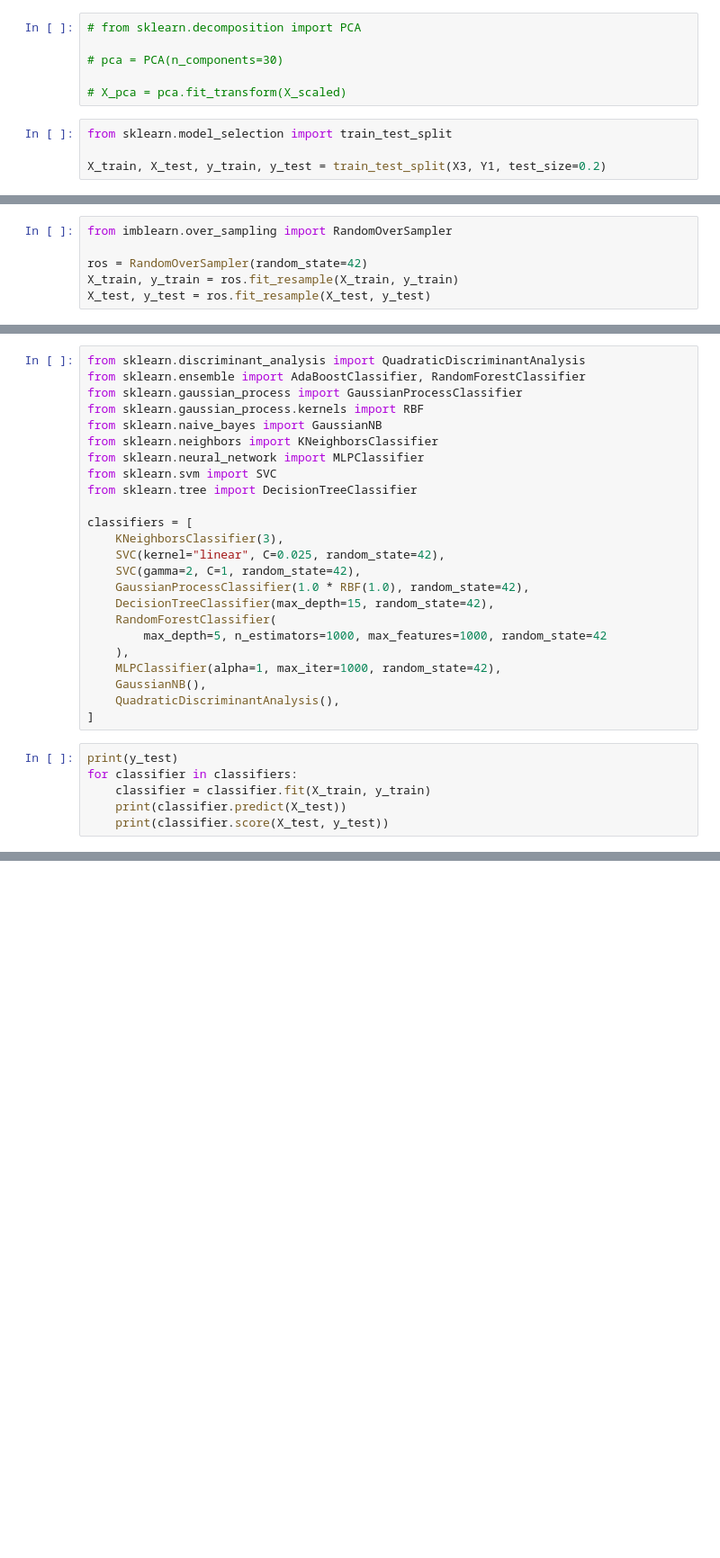
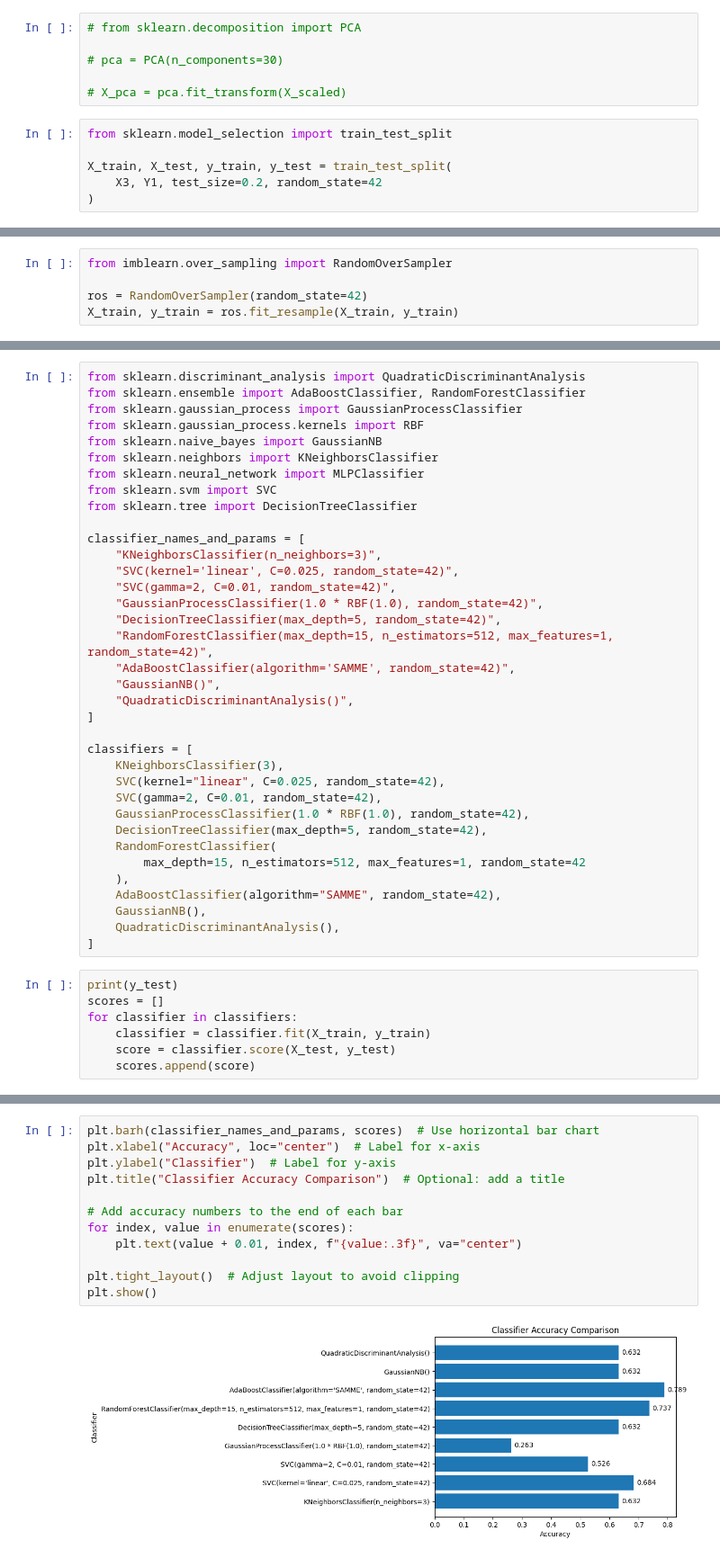
Before and after one commit to PyMati/FruitsClassificationFromHipespectralImages, a Jupyter notebook: predict.ipynb, the cells around one changed output, grey strips where cells are left out. Shown: that part at 90% size. Drawn from its saved outputs; the diff is of its cells as text; blank space fills up the shorter version.

```diff
--- a/predict.ipynb
+++ b/predict.ipynb
@@ -182,7 +189,9 @@ X3.shape, Y1.shape
 # %%
 from sklearn.model_selection import train_test_split
 
-X_train, X_test, y_train, y_test = train_test_split(X3, Y1, test_size=0.2)
+X_train, X_test, y_train, y_test = train_test_split(
+    X3, Y1, test_size=0.2, random_state=42
+)
 # %%
 X_train[11]
 # %% [output]
@@ -211,7 +217,6 @@ from imblearn.over_sampling import RandomOverSampler
 
 ros = RandomOverSampler(random_state=42)
 X_train, y_train = ros.fit_resample(X_train, y_train)
-X_test, y_test = ros.fit_resample(X_test, y_test)
 # %%
 Counter(y_test)
 # %% [output]
@@ -231,23 +236,36 @@ from sklearn.neural_network import MLPClassifier
 from sklearn.svm import SVC
 from sklearn.tree import DecisionTreeClassifier
 
+classifier_names_and_params = [
+    "KNeighborsClassifier(n_neighbors=3)",
+    "SVC(kernel='linear', C=0.025, random_state=42)",
+    "SVC(gamma=2, C=0.01, random_state=42)",
+    "GaussianProcessClassifier(1.0 * RBF(1.0), random_state=42)",
+    "DecisionTreeClassifier(max_depth=5, random_state=42)",
+    "RandomForestClassifier(max_depth=15, n_estimators=512, max_features=1, random_state=42)",
+    "AdaBoostClassifier(algorithm='SAMME', random_state=42)",
+    "GaussianNB()",
+    "QuadraticDiscriminantAnalysis()",
+]
+
 classifiers = [
     KNeighborsClassifier(3),
     SVC(kernel="linear", C=0.025, random_state=42),
-    SVC(gamma=2, C=1, random_state=42),
+    SVC(gamma=2, C=0.01, random_state=42),
     GaussianProcessClassifier(1.0 * RBF(1.0), random_state=42),
-    DecisionTreeClassifier(max_depth=15, random_state=42),
+    DecisionTreeClassifier(max_depth=5, random_state=42),
     RandomForestClassifier(
-        max_depth=5, n_estimators=1000, max_features=1000, random_state=42
+        max_depth=15, n_estimators=512, max_features=1, random_state=42
     ),
-    MLPClassifier(alpha=1, max_iter=1000, random_state=42),
+    AdaBoostClassifier(algorithm="SAMME", random_state=42),
     GaussianNB(),
     QuadraticDiscriminantAnalysis(),
 ]
 # %%
 print(y_test)
+scores = []
 for classifier in classifiers:
     classifier = classifier.fit(X_train, y_train)
-    print(classifier.predict(X_test))
-    print(classifier.score(X_test, y_test))
+    score = classifier.score(X_test, y_test)
+    scores.append(score)
 # %% [output]
@@ -272,0 +273,14 @@ for classifier in classifiers:
+# %%
+plt.barh(classifier_names_and_params, scores)  # Use horizontal bar chart
+plt.xlabel("Accuracy", loc="center")  # Label for x-axis
+plt.ylabel("Classifier")  # Label for y-axis
+plt.title("Classifier Accuracy Comparison")  # Optional: add a title
+
+# Add accuracy numbers to the end of each bar
+for index, value in enumerate(scores):
+    plt.text(value + 0.01, index, f"{value:.3f}", va="center")
+
+plt.tight_layout()  # Adjust layout to avoid clipping
+plt.show()
+# %% [output]
+[figure, added]
```
Also changed, not shown: parts of 5 cells of this notebook, 6 other files.
